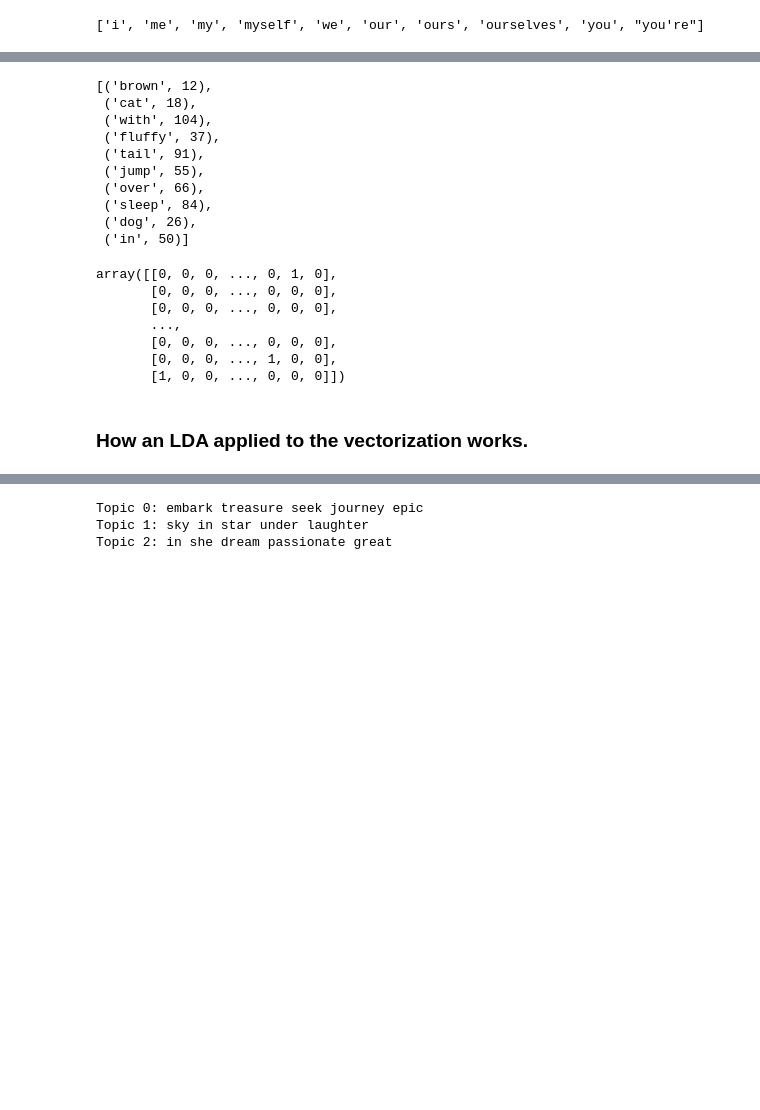
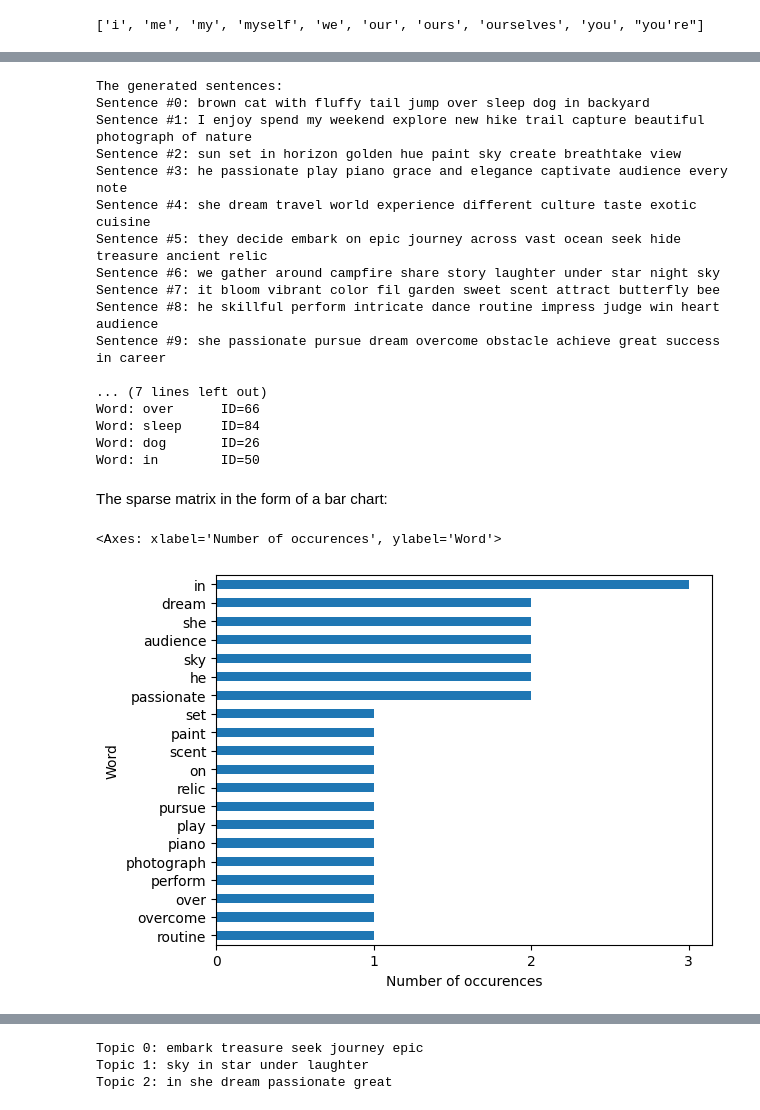
Before and after one commit to stuurpropje/project-newsarticles, a Jupyter notebook: results.ipynb, the cells around one changed output, grey strips where cells are left out. Cells and saved outputs as stored; diff of their text form; code cells hidden in the pictures; blank space fills up the shorter version.

```diff
--- a/results.ipynb
+++ b/results.ipynb
@@ -265,24 +294,35 @@ vectorizer = CountVectorizer()
 v = vectorizer.fit(lemmatized_sentences)
 vector = vectorizer.transform(lemmatized_sentences)
 
-display(list(v.vocabulary_.items())[:10], vector.toarray())
+print("The generated sentences:")
+print("\n".join([f"Sentence #{i}: {sentence}" for i, sentence in enumerate(lemmatized_sentences)]))
+print("\nA short list of words and their ID value:")
+items = list(v.vocabulary_.items())[:10]
+print("\n".join([f"Word: {word}\tID={id}" for word, id in items]))
 # %% [output]
-[('brown', 12),
- ('cat', 18),
- ('with', 104),
- ('fluffy', 37),
- ('tail', 91),
- ('jump', 55),
- ('over', 66),
- ('sleep', 84),
- ('dog', 26),
- ('in', 50)]
+The generated sentences:
+Sentence #0: brown cat with fluffy tail jump over sleep dog in backyard
+Sentence #1: I enjoy spend my weekend explore new hike trail capture beautiful photograph of nature
+Sentence #2: sun set in horizon golden hue paint sky create breathtake view
+Sentence #3: he passionate play piano grace and elegance captivate audience every note
+Sentence #4: she dream travel world experience different culture taste exotic cuisine
+Sentence #5: they decide embark on epic journey across vast ocean seek hide treasure ancient relic
+Sentence #6: we gather around campfire share story laughter under star night sky
+Sentence #7: it bloom vibrant color fil garden sweet scent attract butterfly bee
+Sentence #8: he skillful perform intricate dance routine impress judge win heart audience
+Sentence #9: she passionate pursue dream overcome obstacle achieve great success in career
+
+... (7 lines left out)
+Word: over      ID=66
+Word: sleep     ID=84
+Word: dog       ID=26
+Word: in        ID=50
-array([[0, 0, 0, ..., 0, 1, 0],
-       [0, 0, 0, ..., 0, 0, 0],
-       [0, 0, 0, ..., 0, 0, 0],
-       ...,
-       [0, 0, 0, ..., 0, 0, 0],
-       [0, 0, 0, ..., 1, 0, 0],
-       [1, 0, 0, ..., 0, 0, 0]])
-# %% [markdown]
-### How an LDA applied to the vectorization works.
+# %% [markdown]
+The sparse matrix in the form of a bar chart:
+# %%
+# most frequent words
+word_count = pd.DataFrame({'word': v.get_feature_names_out(), 'count': np.asarray(vector.sum(axis=0))[0]})
+word_count.sort_values('count', ascending=False).set_index('word')[:20].sort_values('count', ascending=True).plot(kind='barh', legend=False, xlabel="Number of occurences", ylabel="Word", xticks=[0, 1, 2, 3])
+# %% [output]
+<Axes: xlabel='Number of occurences', ylabel='Word'>
+[figure, added]
```
Also changed, not shown: parts of 49 cells of this notebook, 7 other files.
